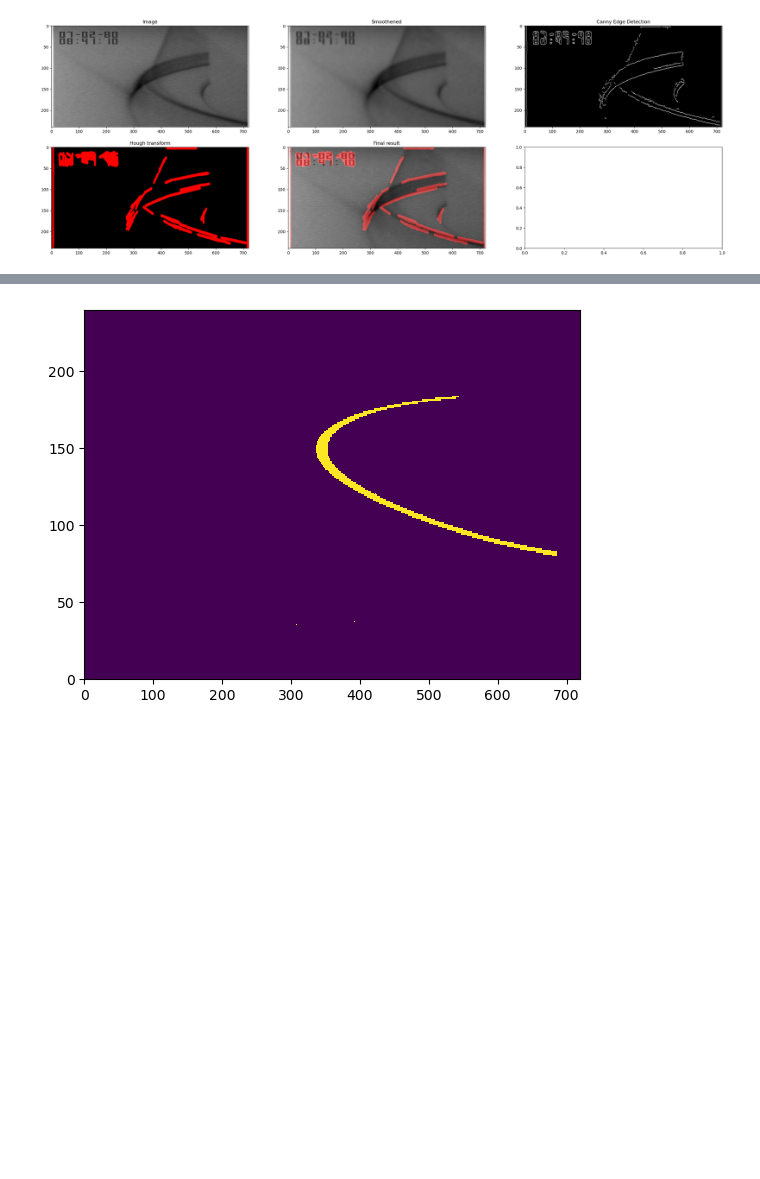
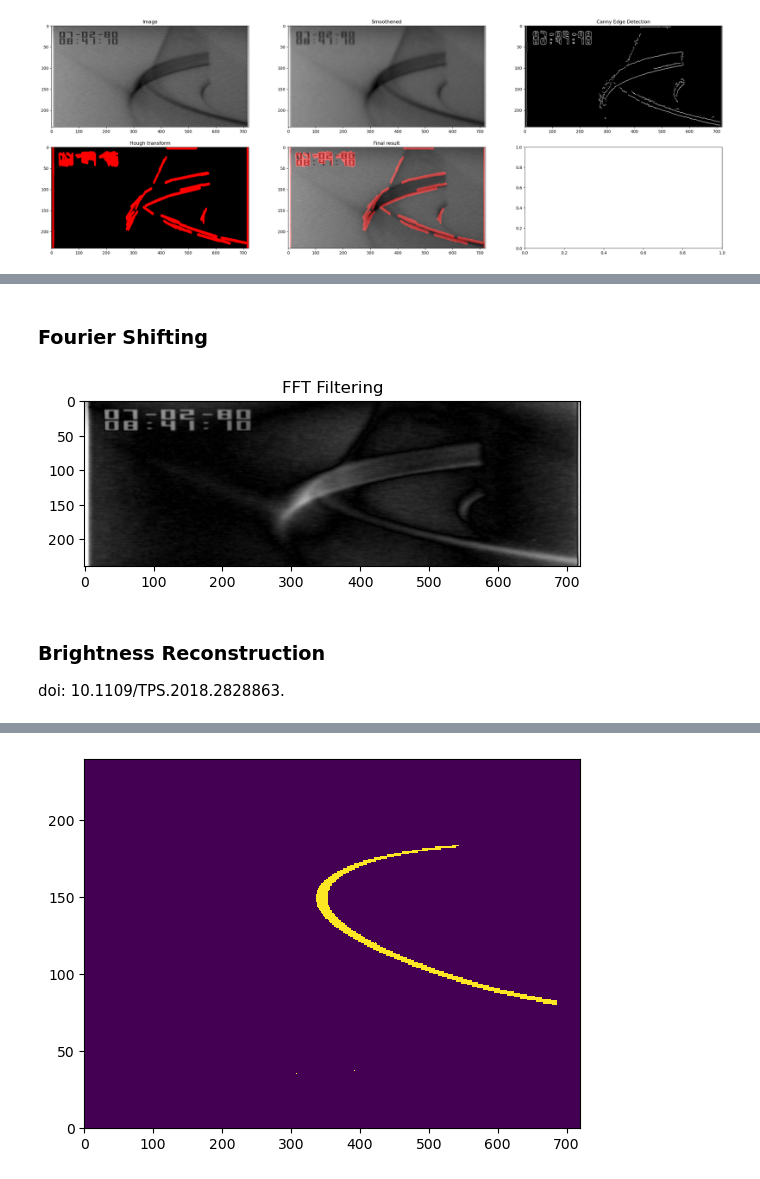
Before and after one commit to PlasmaControl/plasma-tv, a Jupyter notebook: plasma-tv-base-code.ipynb, the cells around one changed output, grey strips where cells are left out. Cells and saved outputs as stored; diff of their text form; code cells hidden in the pictures; blank space fills up the shorter version.

```diff
--- a/plasma-tv-base-code.ipynb
+++ b/plasma-tv-base-code.ipynb
@@ -197,2 +194,56 @@ plt.imshow(blur_gray, cmap='gray')
+# %% [markdown]
+### Fourier Shifting
+# %%
+# do dft saving as complex output
+dft = np.fft.fft2(blur_gray, axes=(0,1))
+
+# apply shift of origin to center of image
+dft_shift = np.fft.fftshift(dft)
+
+# generate spectrum from magnitude image (for viewing only)
+mag = np.abs(dft_shift)
+spec = np.log(mag) / 20
+
+# create white circle mask on black background and invert so black circle on white background
+radius = 1
+mask = np.zeros_like(img8)
+cy = mask.shape[0] // 2
+cx = mask.shape[1] // 2
+cv2.circle(mask, (cx,cy), radius, (255,255,255), -1)[0]
+mask = 255 - mask
+
+# blur the mask
+mask2 = cv2.GaussianBlur(mask, (19,19), 0)
+
+# apply mask to dft_shift
+dft_shift_masked = np.multiply(dft_shift,mask) / 255
+dft_shift_masked2 = np.multiply(dft_shift,mask2) / 255
+
+
+# shift origin from center to upper left corner
+back_ishift = np.fft.ifftshift(dft_shift)
+back_ishift_masked = np.fft.ifftshift(dft_shift_masked)
+back_ishift_masked2 = np.fft.ifftshift(dft_shift_masked2)
+
+
+# do idft saving as complex output
+img_back = np.fft.ifft2(back_ishift, axes=(0,1))
+img_filtered = np.fft.ifft2(back_ishift_masked, axes=(0,1))
+img_filtered2 = np.fft.ifft2(back_ishift_masked2, axes=(0,1))
+
+# combine complex real and imaginary components to form (the magnitude for) the original image again
+# multiply by 3 to increase brightness
+img_back = np.abs(img_back).clip(0,255).astype(np.uint8)
+img_filtered = np.abs(3*img_filtered).clip(0,255).astype(np.uint8)
+img_filtered2 = np.abs(3*img_filtered2).clip(0,255).astype(np.uint8)
+
+plt.imshow(img_filtered, cmap='gray')
+plt.title('FFT Filtering')
+plt.show()
+# %% [output]
+[figure, added]
+# %% [markdown]
+### Brightness Reconstruction
+doi: 10.1109/TPS.2018.2828863.
 # %%
 def get_probability(img):
```
Also changed, not shown: parts of 24 cells of this notebook, 3 other files.
